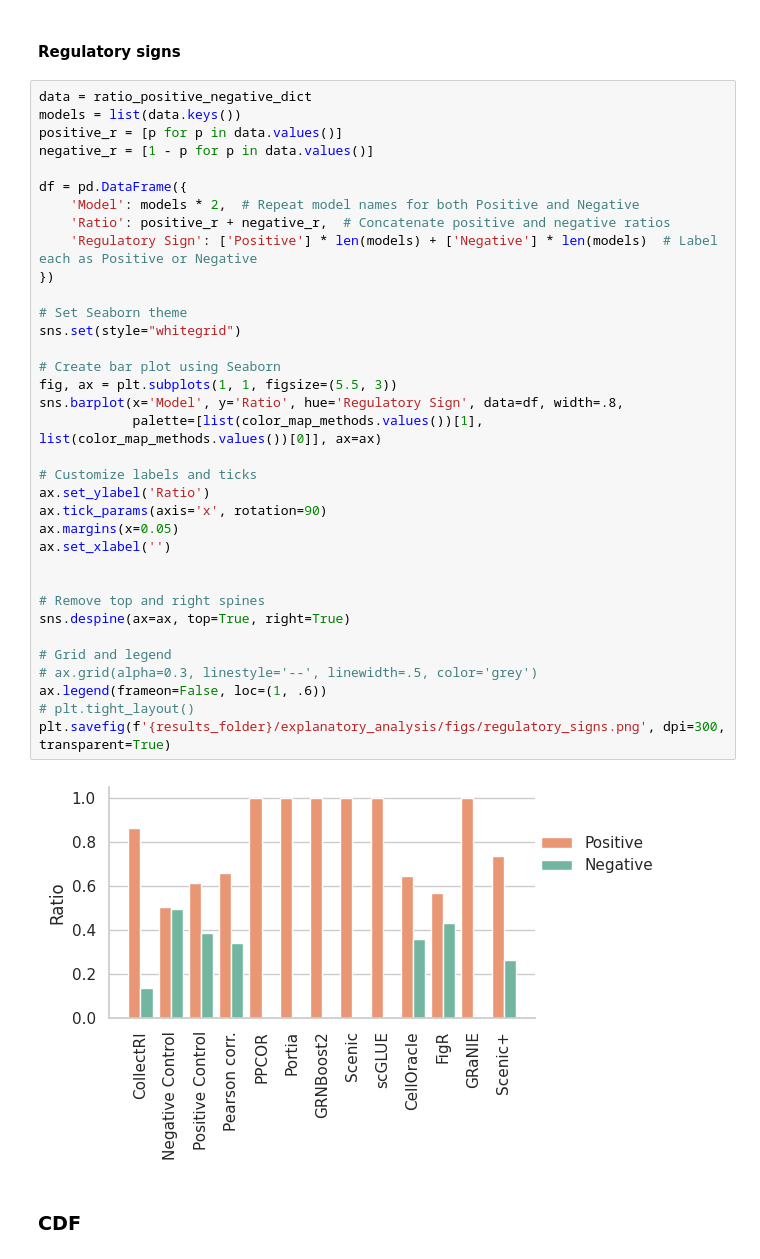
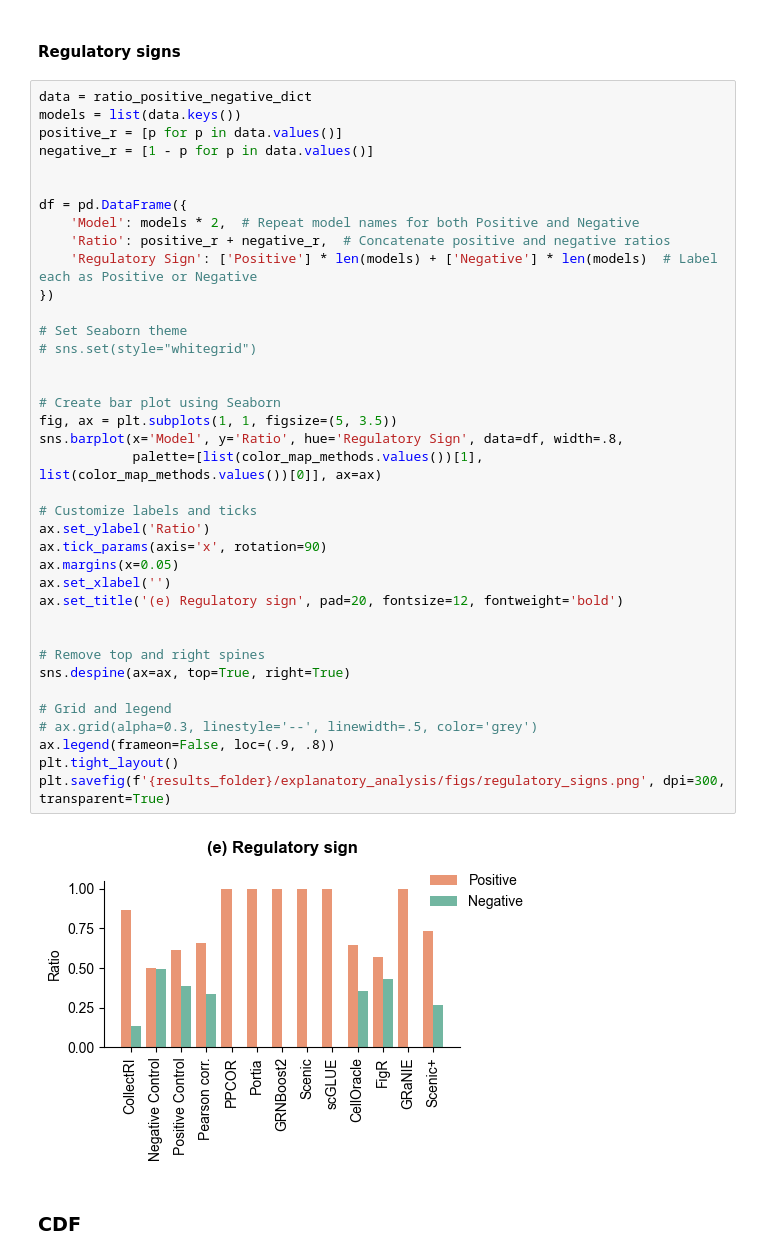
Before and after one commit to janursa/grn_benchmark, a Jupyter notebook: notebooks/explanatory_analysis.ipynb, the cells around one changed output. Drawn from its saved outputs; the diff is of its cells as text.

```diff
--- a/notebooks/explanatory_analysis.ipynb
+++ b/notebooks/explanatory_analysis.ipynb
@@ -284,38 +248,41 @@ data = ratio_positive_negative_dict
 models = list(data.keys())
 positive_r = [p for p in data.values()]
 negative_r = [1 - p for p in data.values()]
+
 
 df = pd.DataFrame({
     'Model': models * 2,  # Repeat model names for both Positive and Negative
     'Ratio': positive_r + negative_r,  # Concatenate positive and negative ratios
     'Regulatory Sign': ['Positive'] * len(models) + ['Negative'] * len(models)  # Label each as Positive or Negative
 })
 
 # Set Seaborn theme
-sns.set(style="whitegrid")
+# sns.set(style="whitegrid")
+
 
 # Create bar plot using Seaborn
-fig, ax = plt.subplots(1, 1, figsize=(5.5, 3))
+fig, ax = plt.subplots(1, 1, figsize=(5, 3.5))
 sns.barplot(x='Model', y='Ratio', hue='Regulatory Sign', data=df, width=.8,
             palette=[list(color_map_methods.values())[1], list(color_map_methods.values())[0]], ax=ax)
 
 # Customize labels and ticks
 ax.set_ylabel('Ratio')
 ax.tick_params(axis='x', rotation=90)
 ax.margins(x=0.05)
 ax.set_xlabel('')
+ax.set_title('(e) Regulatory sign', pad=20, fontsize=12, fontweight='bold')
 
 
 # Remove top and right spines
 sns.despine(ax=ax, top=True, right=True)
 
 # Grid and legend
 # ax.grid(alpha=0.3, linestyle='--', linewidth=.5, color='grey')
-ax.legend(frameon=False, loc=(1, .6))
-# plt.tight_layout()
+ax.legend(frameon=False, loc=(.9, .8))
+plt.tight_layout()
 plt.savefig(f'{results_folder}/explanatory_analysis/figs/regulatory_signs.png', dpi=300, transparent=True)
 # %% [output]
-[figure, old version]
+[figure, new version]
 # %% [markdown]
 ### CDF
 # %%
```
Also changed, not shown: parts of 20 cells of this notebook, 44 other files.
